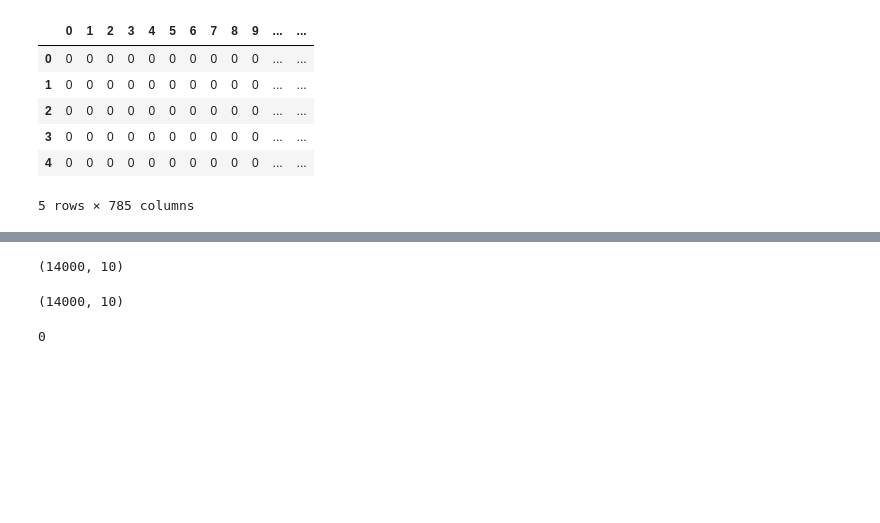
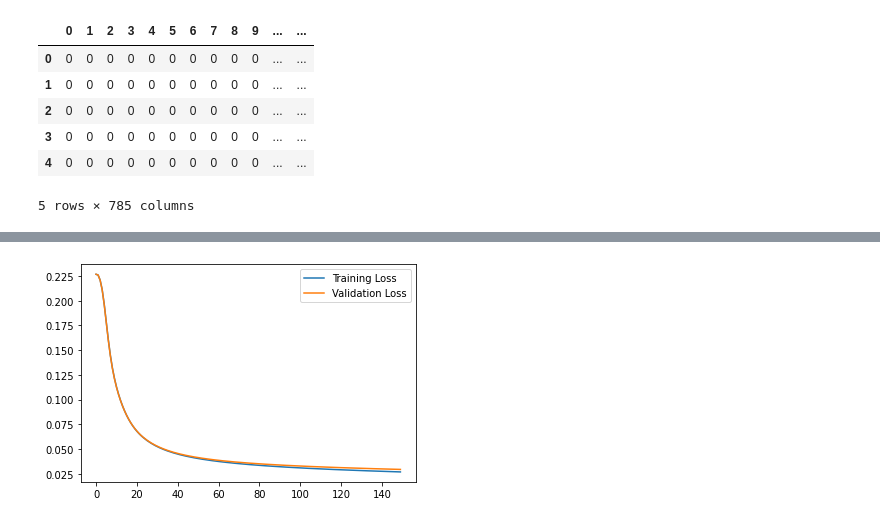
Before and after one commit to PritishWadhwa/ML-Assignments, a Jupyter notebook: Assignment2/neuralNetwork.ipynb, the cells around one changed output, grey strips where cells are left out. Drawn from its saved outputs; the diff is of its cells as text; code cells hidden in the pictures; blank space fills up the shorter version.

```diff
--- a/Assignment2/neuralNetwork.ipynb
+++ b/Assignment2/neuralNetwork.ipynb
@@ -407,4 +418,0 @@ testX = (testX - trainMean)/trainStd
-# %%
-trainX = preprocessing.normalize(trainX)
-validX = preprocessing.normalize(validX)
-testX = preprocessing.normalize(testX)
@@ -411,5 +421,10 @@ testX = preprocessing.normalize(testX)
+# %%
+ss = StandardScaler()
+trainX = ss.fit_transform(trainX)
+validX = ss.transform(validX)
+testX = ss.transform(testX)
 # %%
-model = MyNeuralNetwork(N_inputs=784, N_outputs=10, N_layers=4, Layer_sizes=[512, 256, 64, 32], activation="relu", learning_rate=0.08, weight_init="normal", num_epochs=150, batch_size=trainX.shape[0])
+model = MyNeuralNetwork(N_inputs=784, N_outputs=10, N_layers=1, Layer_sizes=[100], activation="sigmoid", learning_rate=0.1, weight_init="normal", num_epochs=150, batch_size=len(X)//20)
 # %%
-losses = model.fit(trainX, trainY, logs=True)
+trainLoss, validLoss = model.fit(trainX, trainY, validX=validX, validY=validY, logs=True)
 # %% [output]
@@ -438,18 +452,7 @@ y_oht_test = y_oht_auto.fit_transform(testYY.reshape(len(testY), -1))
-# %%
-y_oht.shape
-# %% [output]
-(14000, 10)
-# %%
-y_oht_test.shape
-# %% [output]
-(14000, 10)
-# %%
-c = 0
-for i in range(y_oht.shape[0]):
-    if np.array_equal(y_oht[i], y_oht_test[i]):
-        continue
-    else:
-        c += 1
-print(c)
-# %% [output]
-0
+# %%
+plt.plot(trainLoss, label='Training Loss')
+plt.plot(validLoss, label='Validation Loss')
+plt.legend()
+plt.show()
+# %% [output]
+[figure, added]
```
Also changed, not shown: parts of 14 cells of this notebook, 3 other files.
